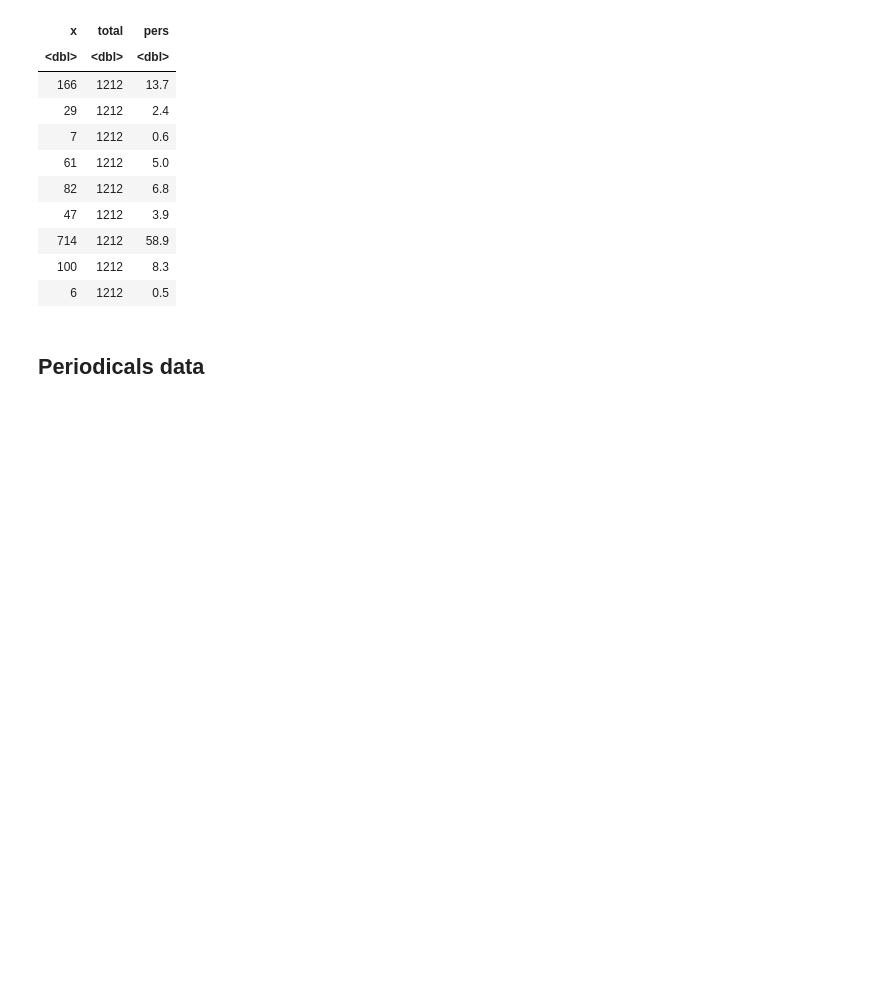
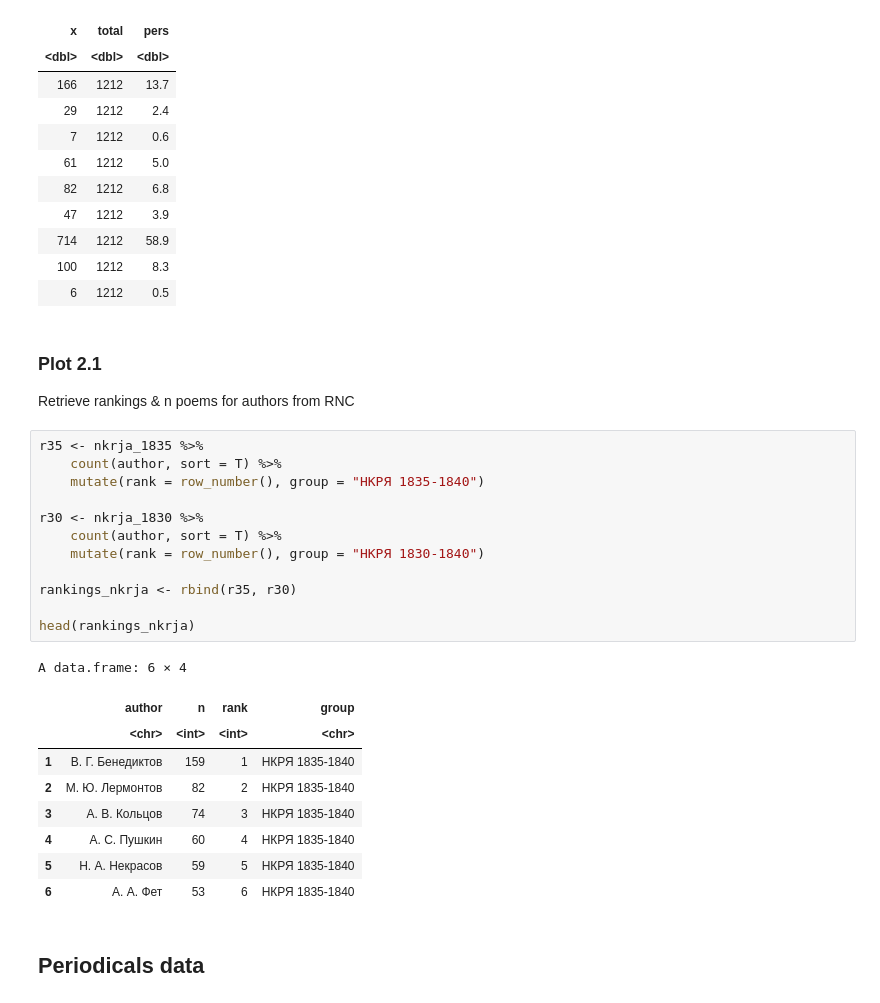
Before and after one commit to tonyamart/corpus35_pr, a Jupyter notebook: scr/01_chapter/01_1_nkrja_comparison.ipynb, the cells around one changed output. Saved outputs shown, nothing was run; the diff lists cells and outputs as text; blank space fills up the shorter version.

```diff
--- a/scr/01_chapter/01_1_nkrja_comparison.ipynb
+++ b/scr/01_chapter/01_1_nkrja_comparison.ipynb
@@ -429,6 +396,31 @@ A tibble: 9 × 3
 | 714 | 1212 | 58.9 |
 | 100 | 1212 | 8.3 |
 | 6 | 1212 | 0.5 |
+# %% [markdown]
+### Plot 2.1
+Retrieve rankings & n poems for authors from RNC
+# %%
+r35 <- nkrja_1835 %>%
+    count(author, sort = T) %>%
+    mutate(rank = row_number(), group = "НКРЯ 1835-1840")
+
+r30 <- nkrja_1830 %>%
+    count(author, sort = T) %>%
+    mutate(rank = row_number(), group = "НКРЯ 1830-1840")
+
+rankings_nkrja <- rbind(r35, r30)
+
+head(rankings_nkrja)
+# %% [output]
+A data.frame: 6 × 4
+|  | author | n | rank | group |
+|  | <chr> | <int> | <int> | <chr> |
+| 1 | В. Г. Бенедиктов | 159 | 1 | НКРЯ 1835-1840 |
+| 2 | М. Ю. Лермонтов | 82 | 2 | НКРЯ 1835-1840 |
+| 3 | А. В. Кольцов | 74 | 3 | НКРЯ 1835-1840 |
+| 4 | А. С. Пушкин | 60 | 4 | НКРЯ 1835-1840 |
+| 5 | Н. А. Некрасов | 59 | 5 | НКРЯ 1835-1840 |
+| 6 | А. А. Фет | 53 | 6 | НКРЯ 1835-1840 |
 # %% [markdown]
 ## Periodicals data
 # %%
```
Also changed, not shown: parts of 15 cells of this notebook, 8 other files.
